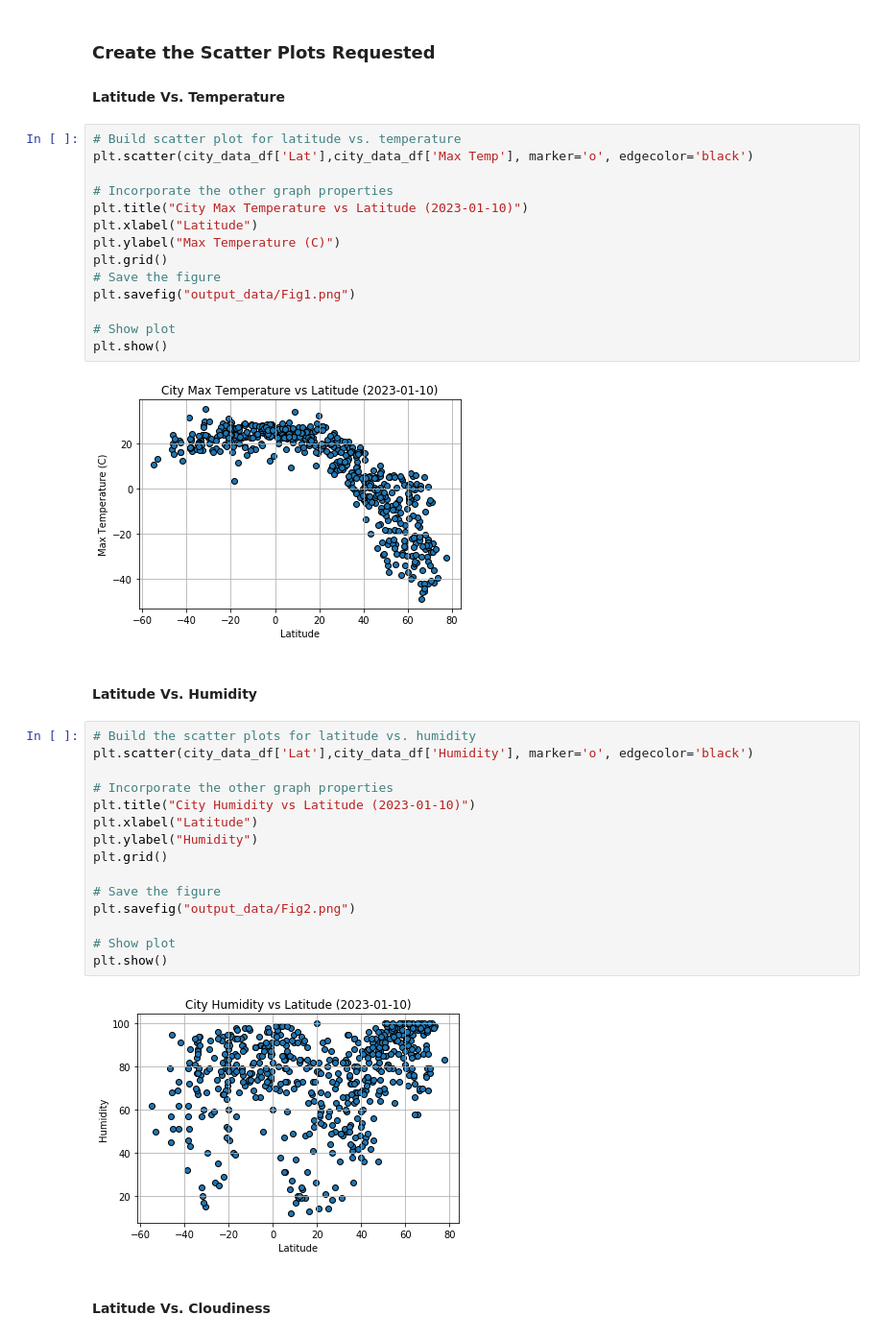
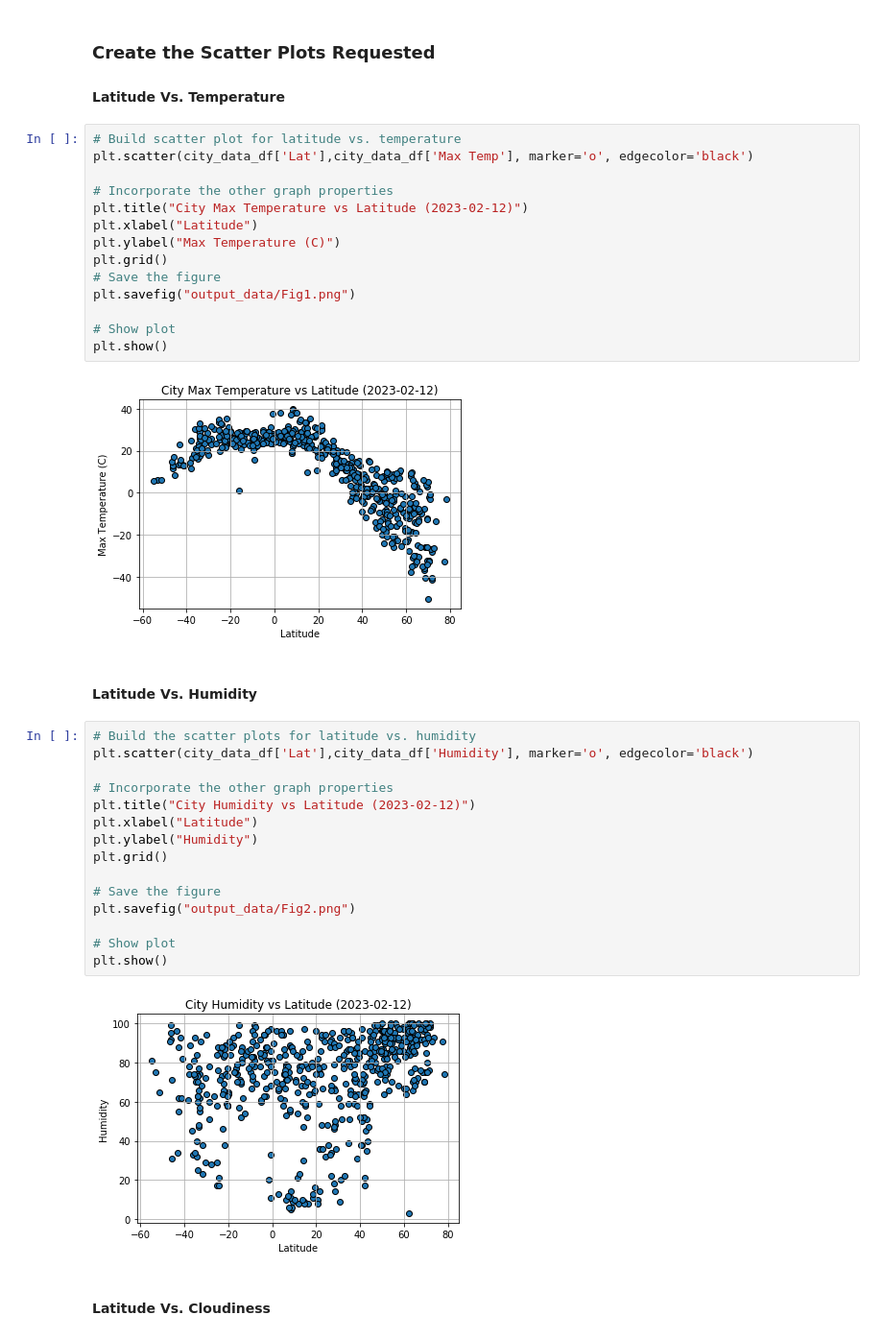
Before and after one commit to GPN87/openweather_API_analysis, a Jupyter notebook: WeatherPy.ipynb, the cells around one changed output. Shown at 96% size. Saved outputs shown, nothing was run; the diff lists cells and outputs as text.

```diff
--- a/WeatherPy.ipynb
+++ b/WeatherPy.ipynb
@@ -210,7 +210,7 @@ city_data_df
 plt.scatter(city_data_df['Lat'],city_data_df['Max Temp'], marker='o', edgecolor='black')
 
 # Incorporate the other graph properties
-plt.title("City Max Temperature vs Latitude (2023-01-10)")
+plt.title("City Max Temperature vs Latitude (2023-02-12)")
 plt.xlabel("Latitude")
 plt.ylabel("Max Temperature (C)")
 plt.grid()
@@ -220,26 +220,26 @@ plt.savefig("output_data/Fig1.png")
 # Show plot
 plt.show()
 # %% [output]
-[figure, old version]
+[figure, new version]
 # %% [markdown]
 #### Latitude Vs. Humidity
 # %%
 # Build the scatter plots for latitude vs. humidity
 plt.scatter(city_data_df['Lat'],city_data_df['Humidity'], marker='o', edgecolor='black')
 
 # Incorporate the other graph properties
-plt.title("City Humidity vs Latitude (2023-01-10)")
+plt.title("City Humidity vs Latitude (2023-02-12)")
 plt.xlabel("Latitude")
 plt.ylabel("Humidity")
 plt.grid()
 
 # Save the figure
 plt.savefig("output_data/Fig2.png")
 
 # Show plot
 plt.show()
 # %% [output]
-[figure, old version]
+[figure, new version]
 # %% [markdown]
 #### Latitude Vs. Cloudiness
 # %%
```
Also changed, not shown: parts of 18 cells of this notebook, 10 other files.
